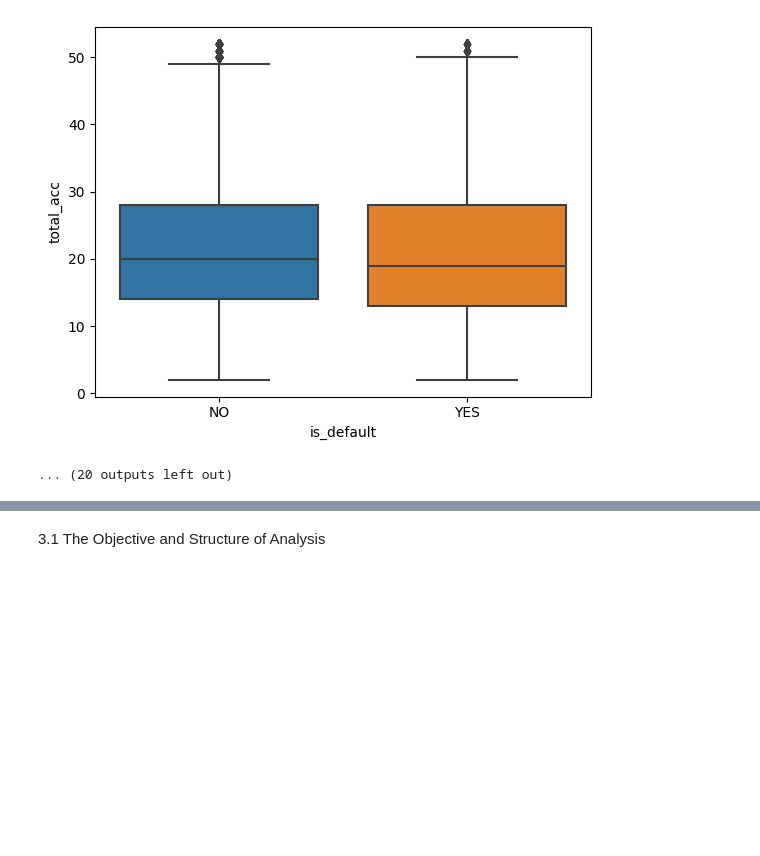
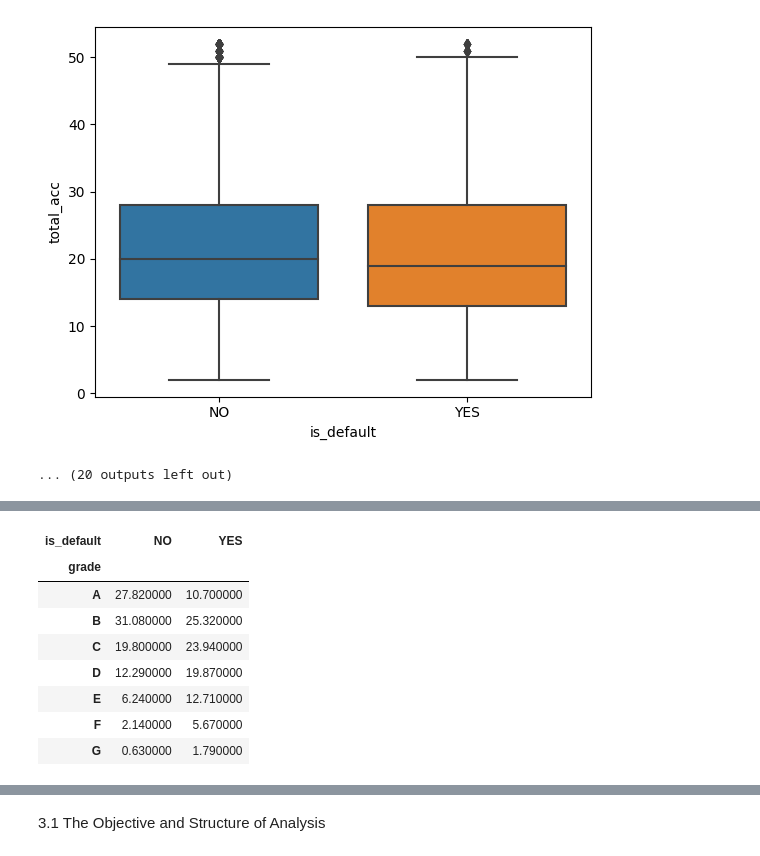
Before and after one commit to irish-luong/LandingClubCaseStudy, a Jupyter notebook: lending_club_case_study.ipynb, the cells around one changed output, grey strips where cells are left out. Drawn from its saved outputs; the diff is of its cells as text; code cells hidden in the pictures; blank space fills up the shorter version.

```diff
--- a/lending_club_case_study.ipynb
+++ b/lending_club_case_study.ipynb
@@ -480,0 +500,20 @@ Name: total_acc, dtype: float64
+# %%
+t = pd.pivot_table(
+    df,
+    index='grade',
+    columns='is_default',
+    values='loan_amnt',
+    aggfunc='count',
+    ).apply(lambda x: round(x*100/sum(x), 2))
+
+t.style.background_gradient(cm)
+# %% [output]
+| is_default | NO | YES |
+| grade |  |  |
+| A | 27.820000 | 10.700000 |
+| B | 31.080000 | 25.320000 |
+| C | 19.800000 | 23.940000 |
+| D | 12.290000 | 19.870000 |
+| E | 6.240000 | 12.710000 |
+| F | 2.140000 | 5.670000 |
+| G | 0.630000 | 1.790000 |
```
Also changed, not shown: parts of 9 cells of this notebook.
